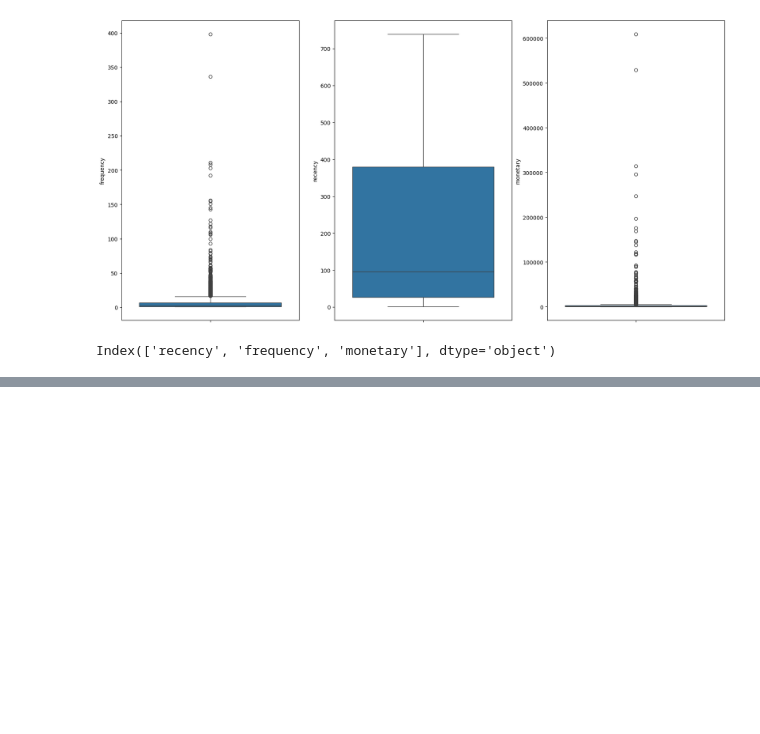
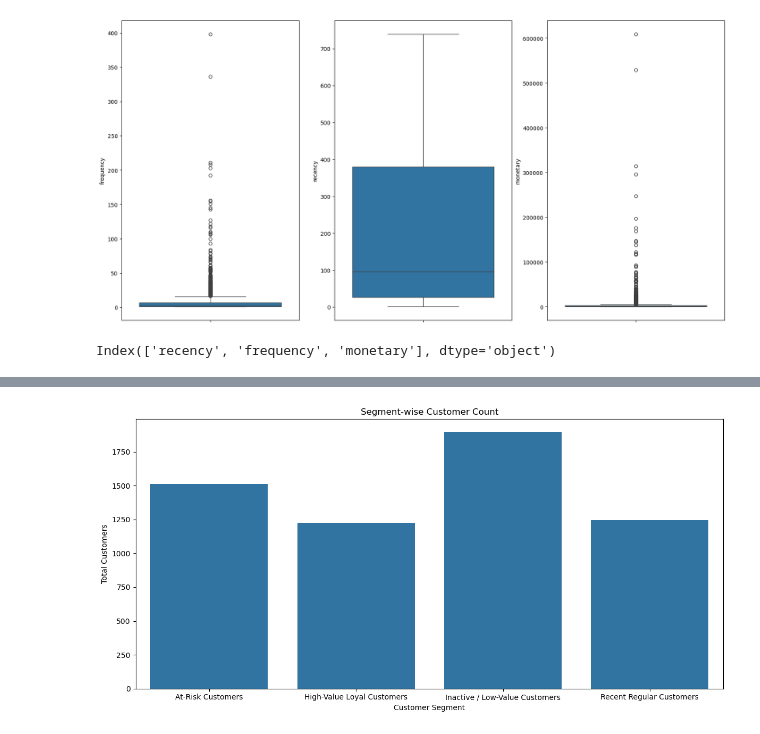
Before and after one commit to DhuruvanShanker-9426/customer-segmentation-kmeans-clustering, a Jupyter notebook: ML_Unsupervised_Customer_Segmentation/online_retail_customer_Segementation.ipynb, the cells around one changed output, grey strips where cells are left out. Saved outputs shown, nothing was run; the diff lists cells and outputs as text; code cells hidden in the pictures; blank space fills up the shorter version.

```diff
--- a/ML_Unsupervised_Customer_Segmentation/online_retail_customer_Segementation.ipynb
+++ b/ML_Unsupervised_Customer_Segmentation/online_retail_customer_Segementation.ipynb
@@ -464,0 +485,8 @@ df_customer_purchase_details.groupby('Cluster')[['frequency', 'monetary', 'recen
+# %%
+df_customer_purchase_details["Segment"]=df_customer_purchase_details["Cluster"].map({
+    0: "Inactive / Low-Value Customers",
+    1: "Recent Regular Customers",
+    2: "At-Risk Customers",
+    3: "High-Value Loyal Customers"
+})
+df_customer_purchase_details.head(10)
@@ -464,0 +514,7 @@ df_customer_purchase_details.groupby('Cluster')[['frequency', 'monetary', 'recen
+# %%
+df_customer_segment=df_customer_purchase_details.groupby("Segment").agg(
+    avg_recency=('recency','mean'),
+    avg_frequency=('frequency','mean'),
+    avg_monetary=('monetary','mean'),
+    total_customers=('Customer_ID','nunique')
+).reset_index()
@@ -464,0 +529,16 @@ df_customer_purchase_details.groupby('Cluster')[['frequency', 'monetary', 'recen
+# %%
+plt.figure(figsize=(12,6))
+
+sns.barplot(
+    data=df_customer_segment,
+    x="Segment",
+    y="total_customers"
+)
+
+plt.title("Segment-wise Customer Count")
+plt.xlabel("Customer Segment")
+plt.ylabel("Total Customers")
+plt.tight_layout()
+plt.show()
+# %% [output]
+[figure, added]
```
Also changed, not shown: parts of 27 cells of this notebook, 1 other file.
